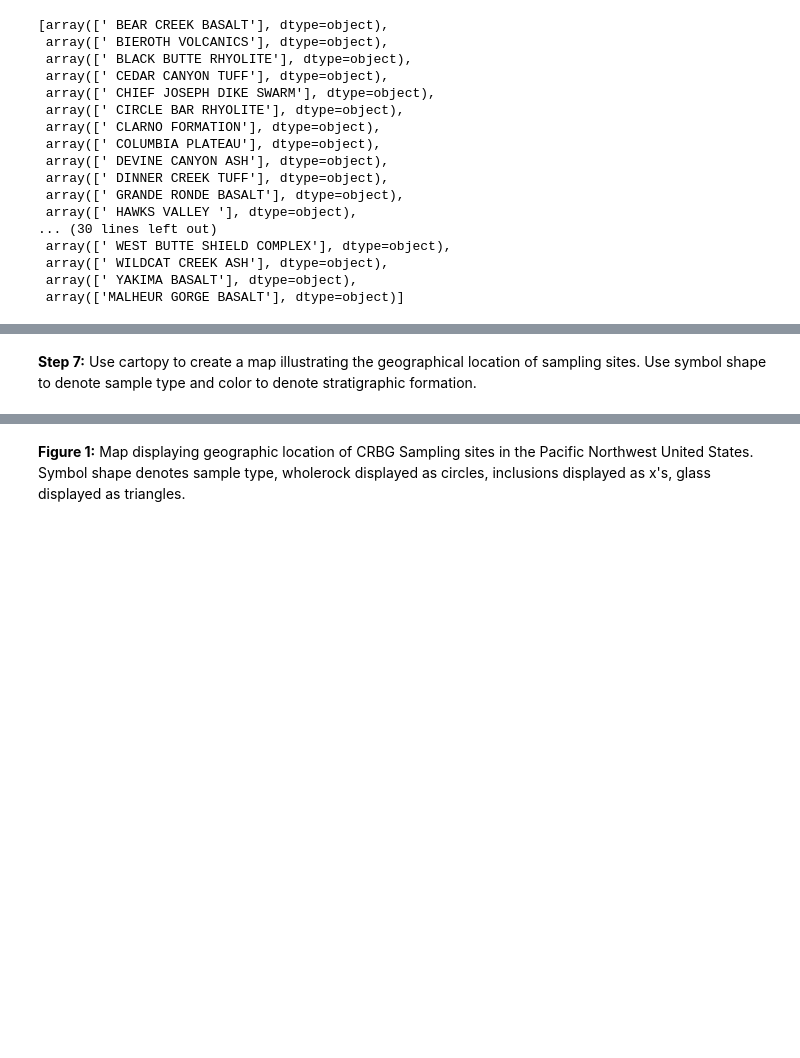
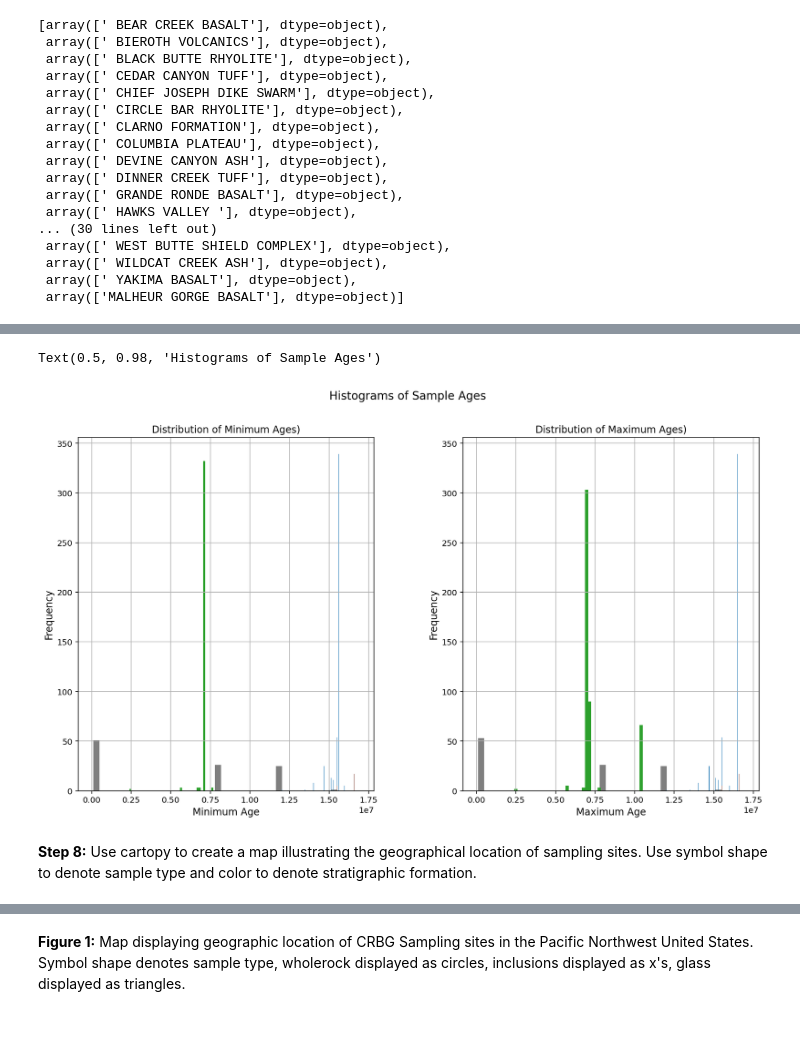
Before and after one commit to lhlinka/rces-final-project, a Jupyter notebook: finalproject.ipynb, the cells around one changed output, grey strips where cells are left out. Drawn from its saved outputs; the diff is of its cells as text; code cells hidden in the pictures; blank space fills up the shorter version.

```diff
--- a/finalproject.ipynb
+++ b/finalproject.ipynb
@@ -254,5 +266,33 @@ list(gb_wholerock.FORMATION.unique())
+# %%
+fig, ax= plt.subplots(ncols=2, figsize=(15,8))
+
+df.groupby('FORMATION').hist('AGE (MIN.)', bins=40, ax=ax[0])
+ax[0].set_title('Distribution of Minimum Ages)', fontsize = 12)
+ax[0].set_xlabel('Minimum Age', fontsize = 12)
+ax[0].set_ylabel('Frequency', fontsize = 12)
+
+
+# df.groupby('FORMATION').get_group('STEENS BASALT').hist('AGE (MAX.)', bins=40, ax=ax[1])
+# # df.groupby('FORMATION').get_group('IMNAHA BASALT').hist('AGE (MAX.)', bins=40, ax=ax[1])
+# df.groupby('FORMATION').get_group('GRANDE RONDE BASALT').hist('AGE (MAX.)', bins=40, ax=ax[1])
+# df.groupby('FORMATION').get_group('WANAPUM BASALT').hist('AGE (MAX.)', bins=40, ax=ax[1])
+# df.groupby('FORMATION').get_group('SADDLE MOUNTAINS BASALT').hist('AGE (MAX.)', bins=40, ax=ax[1])
+# ax[1].set_title('Distribution of Maximum Ages)', fontsize = 12)
+# ax[1].set_xlabel('Maximum Age', fontsize = 12)
+# ax[1].set_ylabel('Frequency', fontsize = 12)
+
+df.groupby('FORMATION').hist('AGE (MAX.)', bins=40, ax=ax[1])
+ax[1].set_title('Distribution of Maximum Ages)', fontsize = 12)
+ax[1].set_xlabel('Maximum Age', fontsize = 12)
+ax[1].set_ylabel('Frequency', fontsize = 12)
+
+plt.suptitle('Histograms of Sample Ages', fontsize = 14)
+# ax[0].legend(fontsize = 10);
+# %% [output]
+Text(0.5, 0.98, 'Histograms of Sample Ages')
+[figure, added]
 # %% [markdown]
-<b>Step 7:</b> Use cartopy to create a map illustrating the geographical location of sampling sites. Use symbol shape to denote sample type and color to denote stratigraphic formation.
+<b>Step 8:</b> Use cartopy to create a map illustrating the geographical location of sampling sites. Use symbol shape to denote sample type and color to denote stratigraphic formation.
 # %%
 # Define the map extent and figure parameters.
 central_lat = 44.5
```
Also changed, not shown: parts of 18 cells of this notebook.
